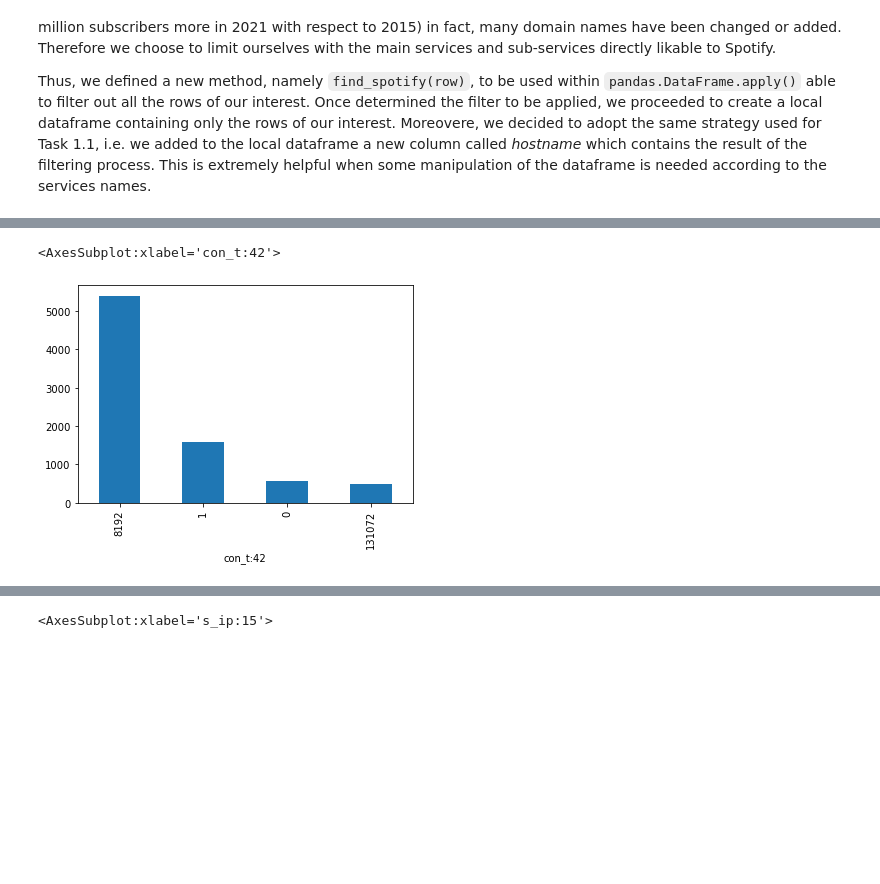
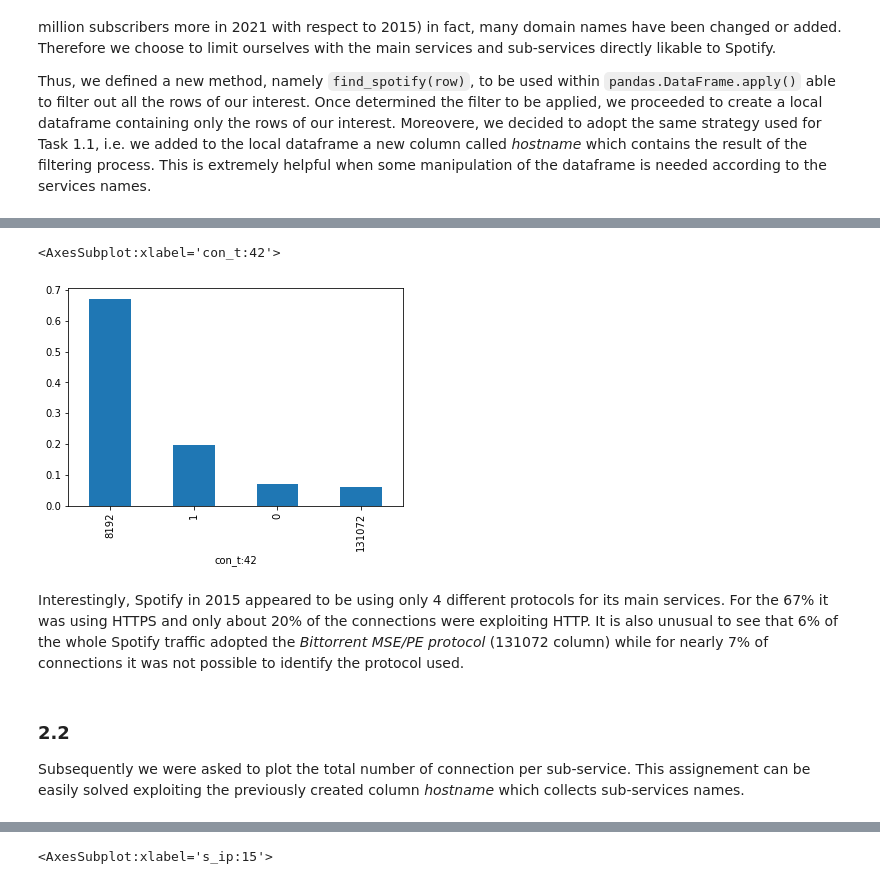
Before and after one commit to AlessioFerra/NML_Group4, a Jupyter notebook: Lab04.ipynb, the cells around one changed output, grey strips where cells are left out. Cells and saved outputs as stored; diff of their text form; code cells hidden in the pictures; blank space fills up the shorter version.

```diff
--- a/Lab04.ipynb
+++ b/Lab04.ipynb
@@ -325,10 +329,25 @@ sp_dataf.insert(len(sp_dataf.columns), 'hostname', new_col)
 # %%
 # POINT 5
-# group and plot by connection type
-sp_dataf.groupby(['con_t:42']).size().sort_values(ascending=False).head(20).plot(kind='bar')
+# group by connection type
+protocols = sp_dataf.groupby(['con_t:42']).size()
+
+# normalize values
+all_protocols = protocols.sum()
+protocols = procols/all_protocols
+# print(protocols)
+
+# plot using barplot
+protocols.sort_values(ascending=False).plot(kind='bar')
 # %% [output]
 <AxesSubplot:xlabel='con_t:42'>
-[figure, old version]
+[figure, new version]
+# %% [markdown]
+Interestingly, Spotify in 2015 appeared to be using only 4 different protocols for its main services. For the 67% it was using HTTPS and only about 20% of the connections were exploiting HTTP. It is also unusual to see that 6% of the whole Spotify traffic adopted the *Bittorrent MSE/PE protocol* (131072 column) while for nearly 7% of connections it was not possible to identify the protocol used.
+# %% [markdown]
+### 2.2
+
+Subsequently we were asked to plot the total number of connection per sub-service.
+This assignement can be easily solved exploiting the previously created column *hostname* which collects sub-services names.
 # %%
 # POINT 6
 # group and plot by hostname (sub-services)
```
Also changed, not shown: parts of 10 cells of this notebook.
